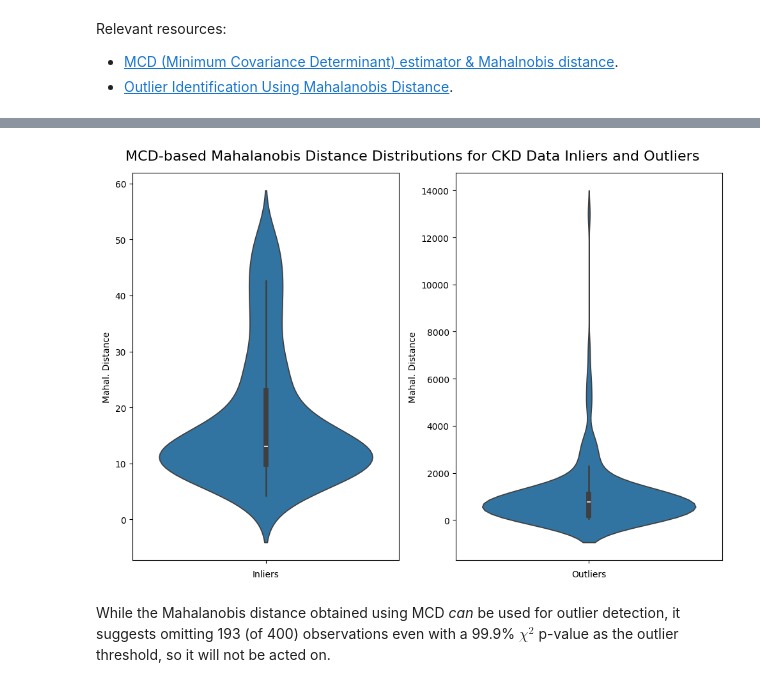
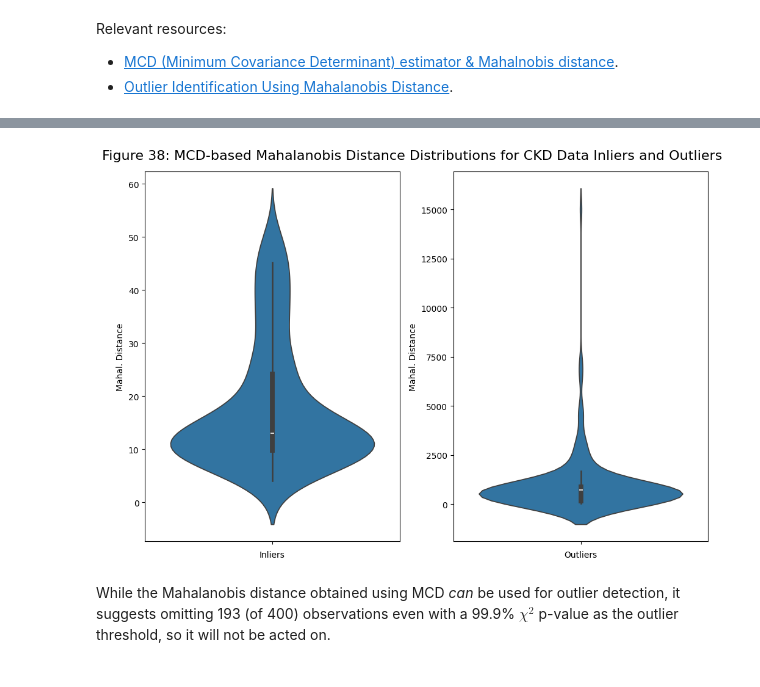
Before and after one commit to kyleosung/Stats_3DA3_A6, a Jupyter notebook: assignment6.ipynb, the cells around one changed output, grey strips where cells are left out. Cells and saved outputs as stored; diff of their text form; code cells hidden in the pictures.

```diff
--- a/assignment6.ipynb
+++ b/assignment6.ipynb
@@ -664,19 +665,20 @@ Number of outlier observations: 193
 # %%
 #fig-align: center
 
 fig, ax = plt.subplots(1, 2, figsize=(10, 7))
 
 sns.violinplot(X_cov.dist_[X_cov.dist_ <= cutoff], ax=ax[0])
 sns.violinplot(X_cov.dist_[X_cov.dist_ > cutoff], ax=ax[1])
 ax[0].set(xlabel='Inliers',
           ylabel='Mahal. Distance')
 ax[1].set(xlabel='Outliers',
           ylabel='Mahal. Distance'  )
-fig.suptitle("MCD-based Mahalanobis Distance Distributions for CKD Data Inliers and Outliers", fontsize=16)
-
+fig.suptitle("Figure 38: MCD-based Mahalanobis Distance Distributions for CKD Data Inliers and Outliers", fontsize = 16)
 plt.tight_layout()
+plt.savefig('figures/fig38_MCD-Outlier')
+plt.show()
 # %% [output]
-[figure, old version]
+[figure, new version]
 # %% [markdown]
 While the Mahalanobis distance obtained using MCD *can* be used for outlier detection, it suggests omitting 193 (of 400) observations even with a 99.9% $\chi^2$ p-value as the outlier threshold, so it will not be acted on.
 # %% [markdown]
```
Also changed, not shown: parts of 28 cells of this notebook, 35 other files.
